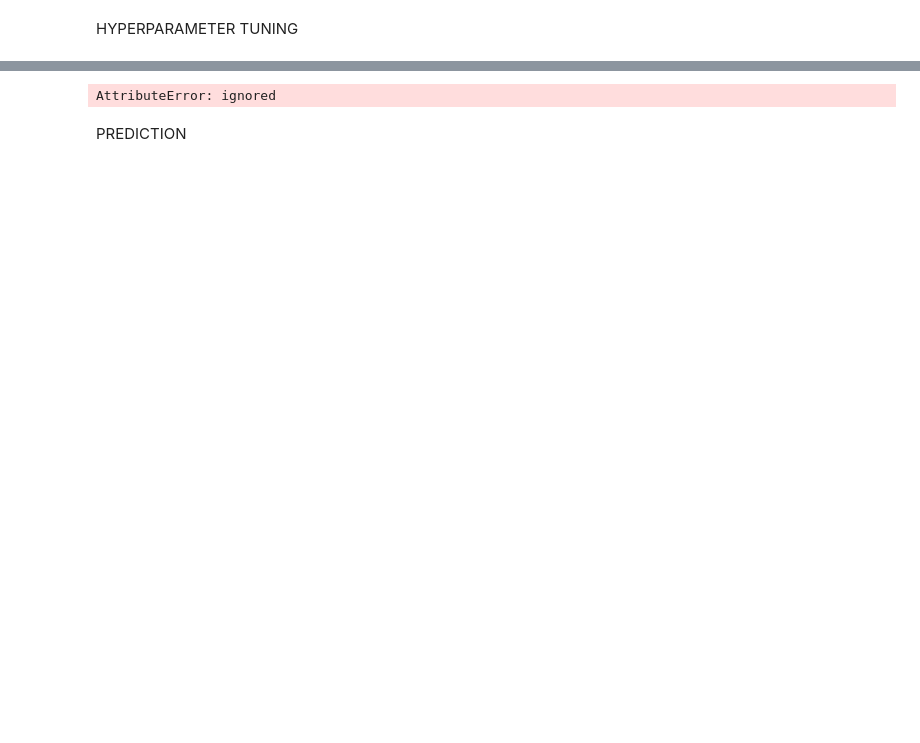
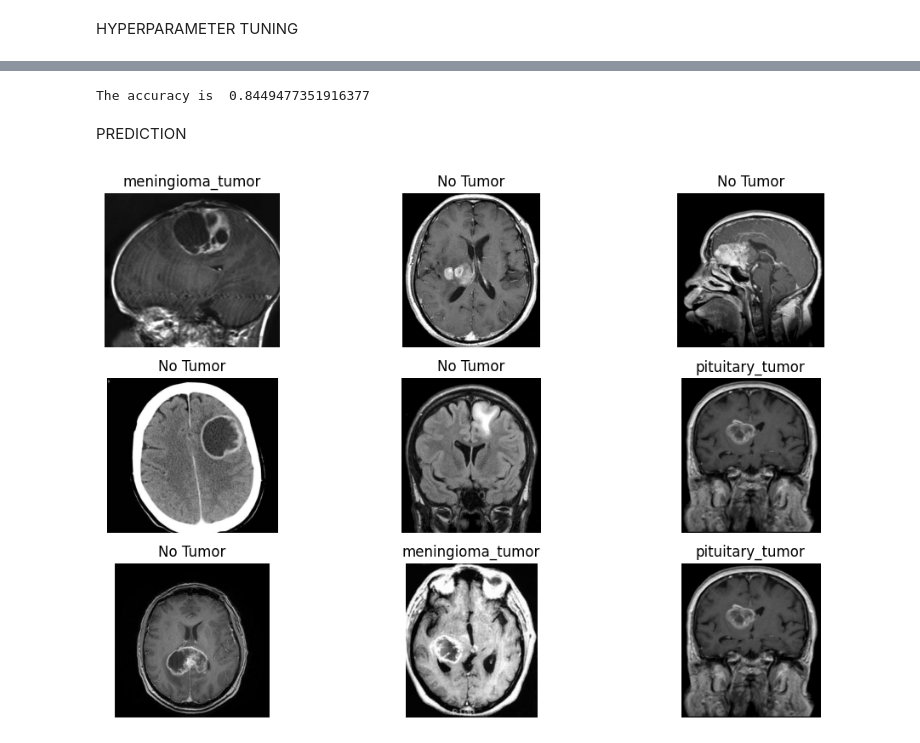
Before and after one commit to AnushkaMazumdar2/Machine-Learning-Project, a Jupyter notebook: 2348505_Lab9.ipynb, the cells around one changed output, grey strips where cells are left out. Drawn from its saved outputs; the diff is of its cells as text; code cells hidden in the pictures; blank space fills up the shorter version.

```diff
--- a/2348505_Lab9.ipynb
+++ b/2348505_Lab9.ipynb
@@ -136,3 +139,11 @@ print("The accuracy is ",accuracy_score(ypred,ytest))
 #print("The F1 Score is",f1_score(ypred,ytest))
 # %% [output]
 The accuracy is  0.7961672473867596
+# %%
+prob = sv.predict_proba(xtest)
+# %%
+roc_auc_scores = []
+n =4
+for i in range(n):
+  roc_auc = roc_auc_score(ytest == i,prob[:,i])
+  roc_auc_scores.append(roc_auc)
@@ -168,8 +169,0 @@ MODEL INTERPRETATION
-# %%
-importance = sv.coef_
-for i,v in enumerate(importance):
-  print('Feature: %0d, Score: %.5f' %(i,v))
-plt.bar([x for x in range(len(importance))],importance)
-plt.show()
-# %% [output]
-AttributeError: ignored
@@ -176,2 +172,26 @@ AttributeError: ignored
+# %%
+print("The accuracy is ",accuracy_score(pred,ytest))
+# %% [output]
+The accuracy is  0.8449477351916377
 # %% [markdown]
 PREDICTION
+# %%
+dec=  {0:'Glioma Tumor',1 : 'meningioma_tumor', 2: 'No Tumor', 3: 'pituitary_tumor'}
+# %%
+plt.figure(figsize=(12,8))
+c=1
+path='/content/drive/MyDrive/archive/Testing/glioma_tumor'
+for i in os.listdir(path)[:9]:
+  img=cv2.imread(os.path.join(path,i),0)
+  if img is not None:
+    p=sv.predict(cv2.resize(img,(200,200)).reshape(1,-1)/255)
+    plt.subplot(3,3,c)
+    plt.title(dec.get(p[0],'UnKnown'))
+    plt.imshow(img,cmap='gray')
+    plt.axis('off')
+    c+=1;
+  else:
+    print(f"Failed to Load Image:{i}")
+    plt.show()
+# %% [output]
+[figure, added]
```
Also changed, not shown: parts of 20 cells of this notebook.
